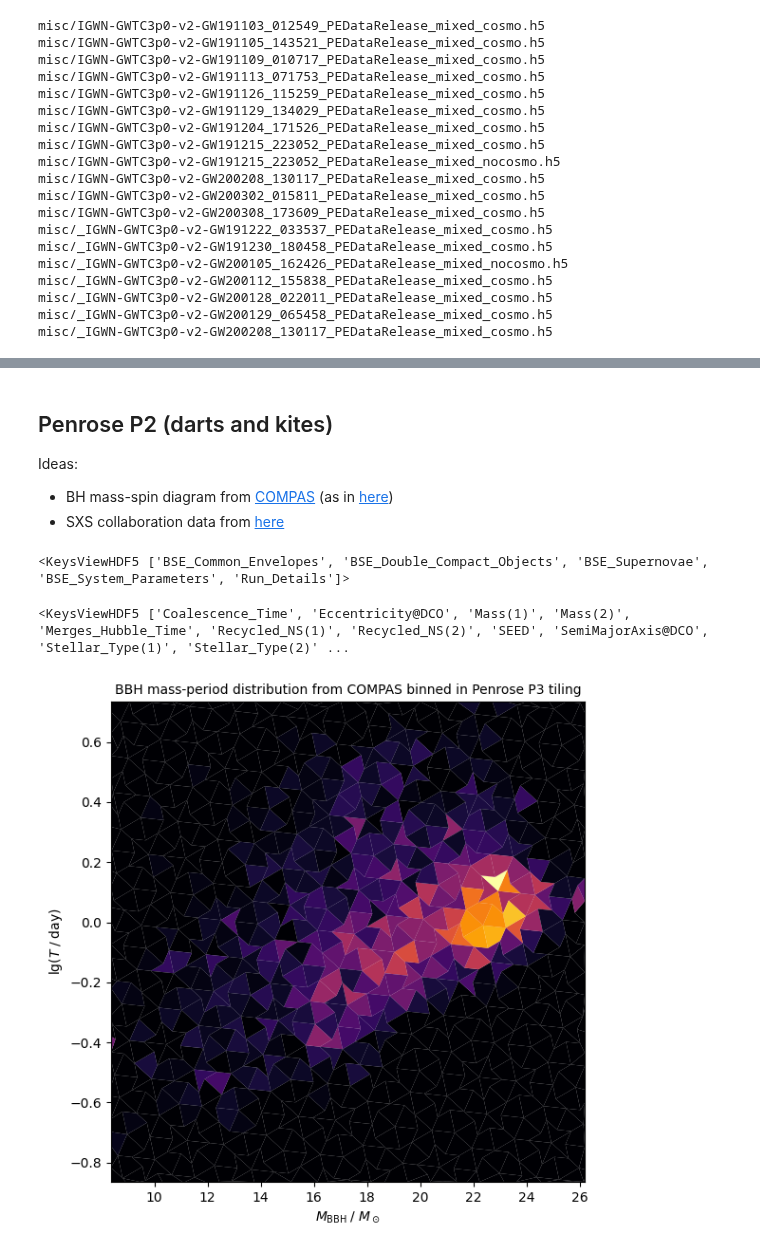
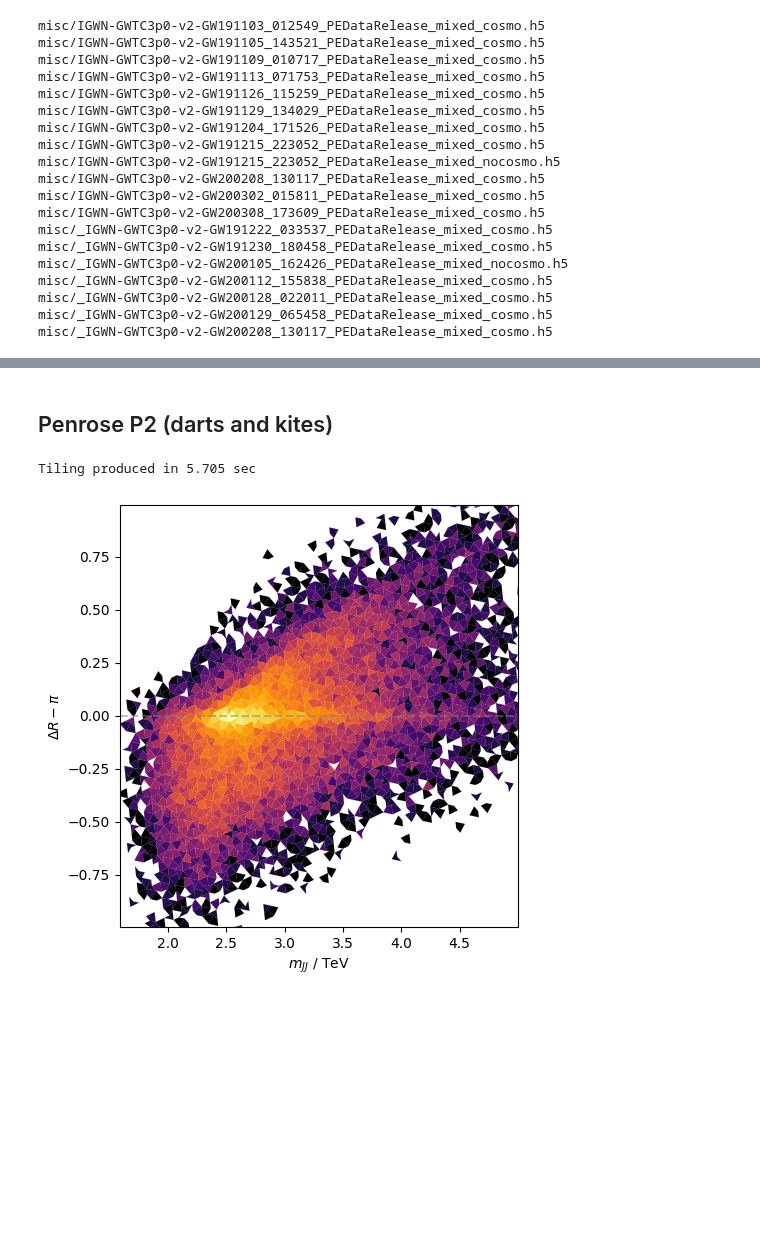
Before and after one commit to nj-vs-vh/funbin, a Jupyter notebook: paper.ipynb, the cells around one changed output, grey strips where cells are left out. Drawn from its saved outputs; the diff is of its cells as text; code cells hidden in the pictures; blank space fills up the shorter version.

```diff
--- a/paper.ipynb
+++ b/paper.ipynb
@@ -167,20 +187,2 @@ fig.savefig("media/paper/bbh-posterior-penrose-p3.pdf")
 # %% [markdown]
 ## Penrose P2 (darts and kites)
-
-Ideas:
-
-- BH mass-spin diagram from [COMPAS](https://zenodo.org/records/6346444) (as in [here](https://journals.aps.org/prd/abstract/10.1103/tf4z-71rt))
-- SXS collaboration data from [here](https://data.black-holes.org/simulations/index.html)
-# %%
-f = h5py.File("misc/Z_0.0142/COMPAS_Output.h5")
-print(f.keys())
-# %% [output]
-<KeysViewHDF5 ['BSE_Common_Envelopes', 'BSE_Double_Compact_Objects', 'BSE_Supernovae', 'BSE_System_Parameters', 'Run_Details']>
-# %%
-fDCO = f["BSE_Double_Compact_Objects"]
-print(fDCO.keys())
-
-M1 = fDCO["Mass(1)"][...].squeeze()  # mass in Msun of the compact object resulting from the *primary star*
-M2 = fDCO["Mass(2)"][...].squeeze()
-# %% [output]
-<KeysViewHDF5 ['Coalescence_Time', 'Eccentricity@DCO', 'Mass(1)', 'Mass(2)', 'Merges_Hubble_Time', 'Recycled_NS(1)', 'Recycled_NS(2)', 'SEED', 'SemiMajorAxis@DCO', 'Stellar_Type(1)', 'Stellar_Type(2)' ...
@@ -196,34 +188,0 @@ def separation_to_period_circular_case(separation=10 * u.AU, M1=1 * u.M_sun, M2=
-# %%
-fig, ax = plt.subplots()
-
-mask_M1isNS = M1 <= 2.5  # M1 is a NS if mass is <= 2.5 Msun
-mask_M2isNS = M2 <= 2.5  # M2 is a NS if mass is <= 2.5 Msun
-mask_BHBH = (mask_M1isNS == 0) & (mask_M2isNS == 0)  # if true then the system is a BHBH
-
-separation = fDCO["SemiMajorAxis@DCO"][...].squeeze()  # in AU
-Period = separation_to_period_circular_case(separation * u.au, M1 * u.M_sun, M2 * u.M_sun)
-# the merger time is called the "coalescence time"
-coalescence_time = fDCO["Coalescence_Time"][...].squeeze() * u.Myr  # Myr
-t_Hubble = 13.7 * u.Gyr
-mask_tHubble = coalescence_time < t_Hubble
-ecc = fDCO["Eccentricity@DCO"][...].squeeze()
-
-mask = (mask_BHBH == 1) & (mask_tHubble == 1) & (Period < 40 * u.d) & (ecc < 0.7)
-
-x = (M1 + M2)[mask]
-y = np.log10(Period[mask].to(u.d).value)
-# y = ecc[mask]
-# ax.hist2d(x, y, bins=25)
-funbin(ax, x, y, tiling=penrose_tiling(kind="P2", bins=(30, 30)), norm="linear")
-# ax.set_yscale("log")
-
-ax.set_xlabel("$ M_\\text{BBH} \\; / \\; M_\\odot $")
-# ax.set_yticklabels([f"{10**t:.3g}" for t in ax.get_yticks()])
-ax.set_ylabel("$ \\lg( T \\; / \\; \\text{day} )$")
-# ax.set_ylabel("$ e $")
-
-ax.set_title("BBH mass-period distribution from COMPAS binned in Penrose P3 tiling")
-fig.tight_layout()
-fig.savefig("media/paper/bbh-spin-period-penrose-p2.pdf")
-# %% [output]
-[figure, removed]
@@ -229,0 +247,26 @@ fig.savefig("media/paper/bbh-spin-period-penrose-p2.pdf")
+# %%
+lhco_events = parse_events("misc/events_LHCO2020_BlackBox1.h5", count=20000, verbose=False);
+# %%
+start = time.time()
+penrose_p2 = penrose_tiling(kind="P2", bins=(60, 60))
+print(f"Tiling produced in {time.time() - start:.3f} sec")
+# %% [output]
+Tiling produced in 5.705 sec
+# %%
+fig, ax = plt.subplots()
+
+x_sample = np.array([e.main_dijet().m() for e in lhco_events])
+y_sample = np.array([e.main_dijet_deltaR() for e in lhco_events])
+deltaR_width = 1.0
+mask = (x_sample > 1000) & (x_sample < 5000) & (y_sample > math.pi - deltaR_width) & (y_sample < math.pi + deltaR_width)
+funbin(ax, x_sample[mask] / 1000, y_sample[mask] - math.pi, tiling=penrose_p2, norm="log")
+
+ax.axhline(0, color="gray", linestyle="--", alpha=0.5)
+
+ax.set_xlabel("$m_{JJ}$ / TeV")
+ax.set_ylabel("$ \\Delta R - \\pi $")
+
+fig.tight_layout()
+fig.savefig("media/paper/lhco-mJJ-deltaR-penrose-p2.pdf")
+# %% [output]
+[figure, added]
```
Also changed, not shown: parts of 21 cells of this notebook.
